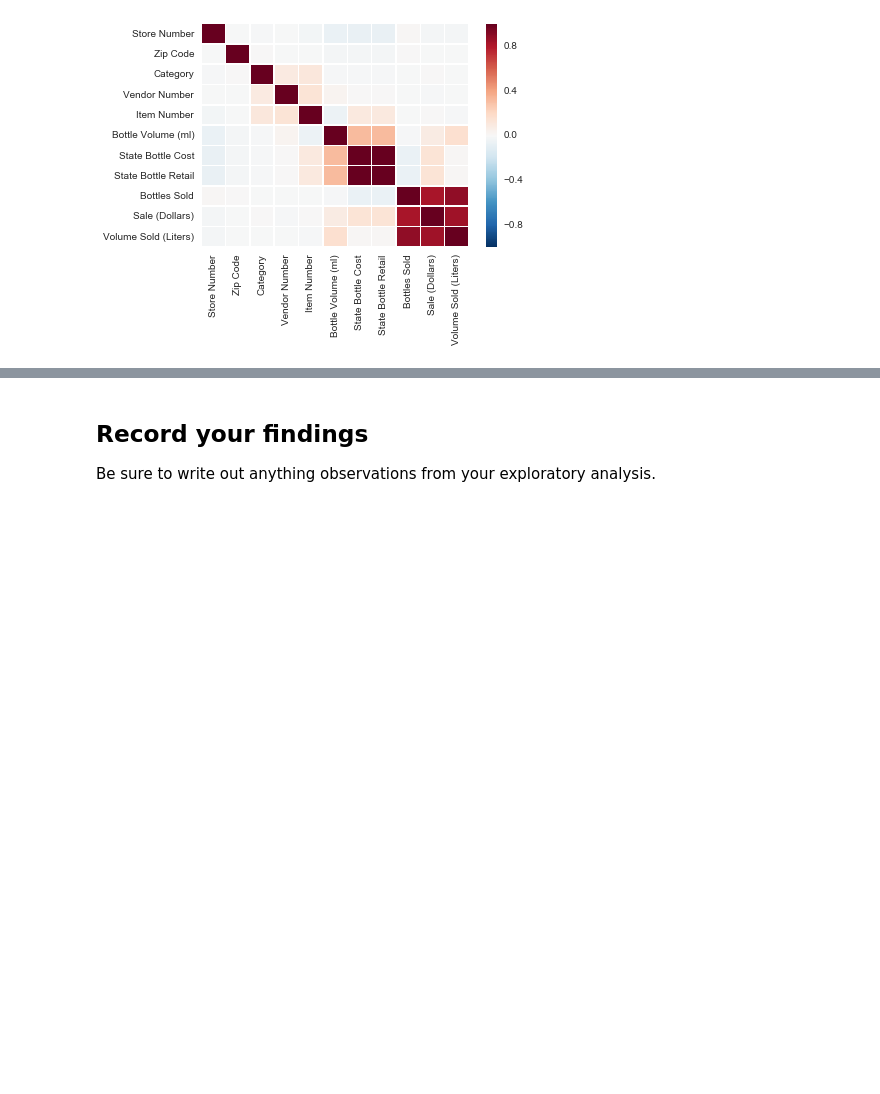
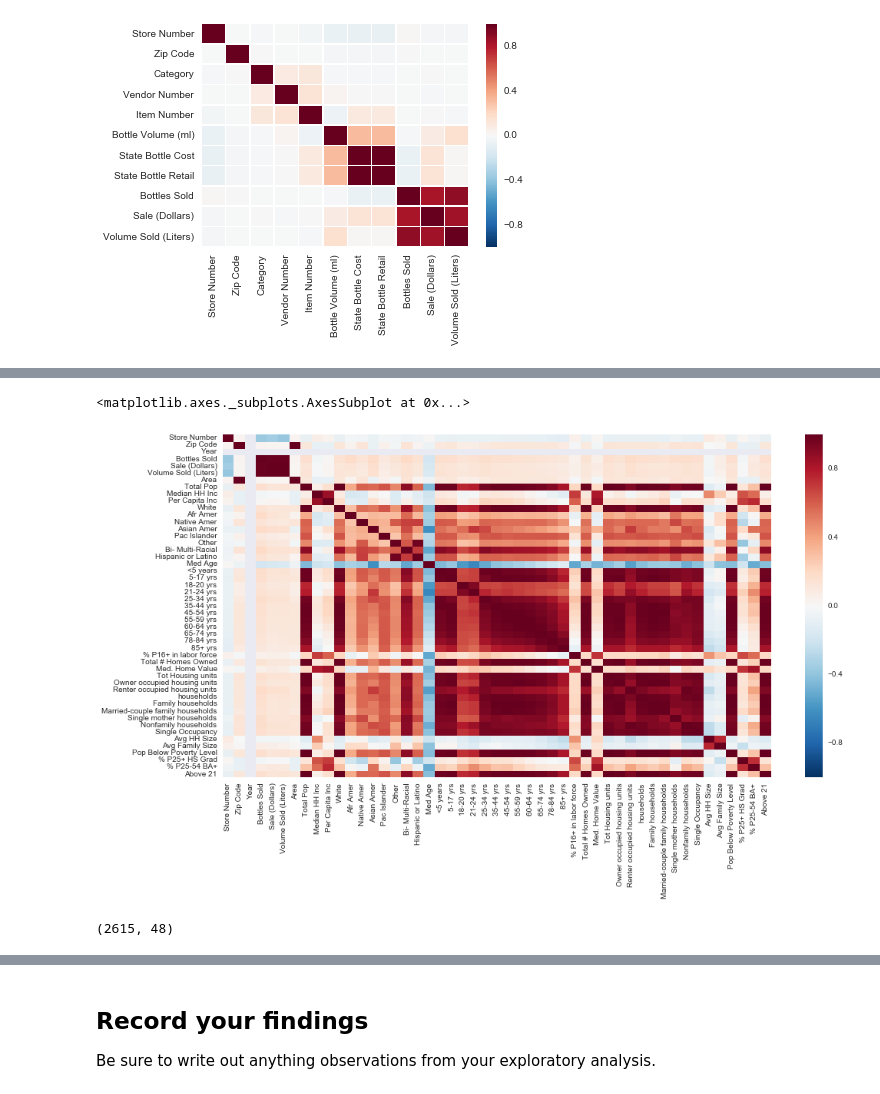
Before and after one commit to spockl/ga-dsi-1, a Jupyter notebook: projects/projects-weekly/project-03/starter-code/project-3-jocelyn-ong.ipynb, the cells around one changed output, grey strips where cells are left out. Drawn from its saved outputs; the diff is of its cells as text; code cells hidden in the pictures; blank space fills up the shorter version.

```diff
--- a/projects/projects-weekly/project-03/starter-code/project-3-jocelyn-ong.ipynb
+++ b/projects/projects-weekly/project-03/starter-code/project-3-jocelyn-ong.ipynb
@@ -241,0 +344,15 @@ sns.heatmap(df2.corr(), linewidths=0.5)
+# %%
+df4 = pd.pivot_table(df3, index=['Store Number', 'Zip Code','Year'], \
+               values=['Bottles Sold', 'Volume Sold (Liters)', 'Sale (Dollars)'], aggfunc=sum).reset_index()
+# %%
+df5 = df4.merge(demo_df, left_on='Zip Code', right_on='Area')
+# %%
+fig = plt.subplots(figsize=(16,8))
+sns.heatmap(df5[df5['Year']==2015].corr())
+# %% [output]
+<matplotlib.axes._subplots.AxesSubplot at 0x...>
+[figure, added]
+# %%
+df5.shape
+# %% [output]
+(2615, 48)
```
Also changed, not shown: parts of 19 cells of this notebook.
